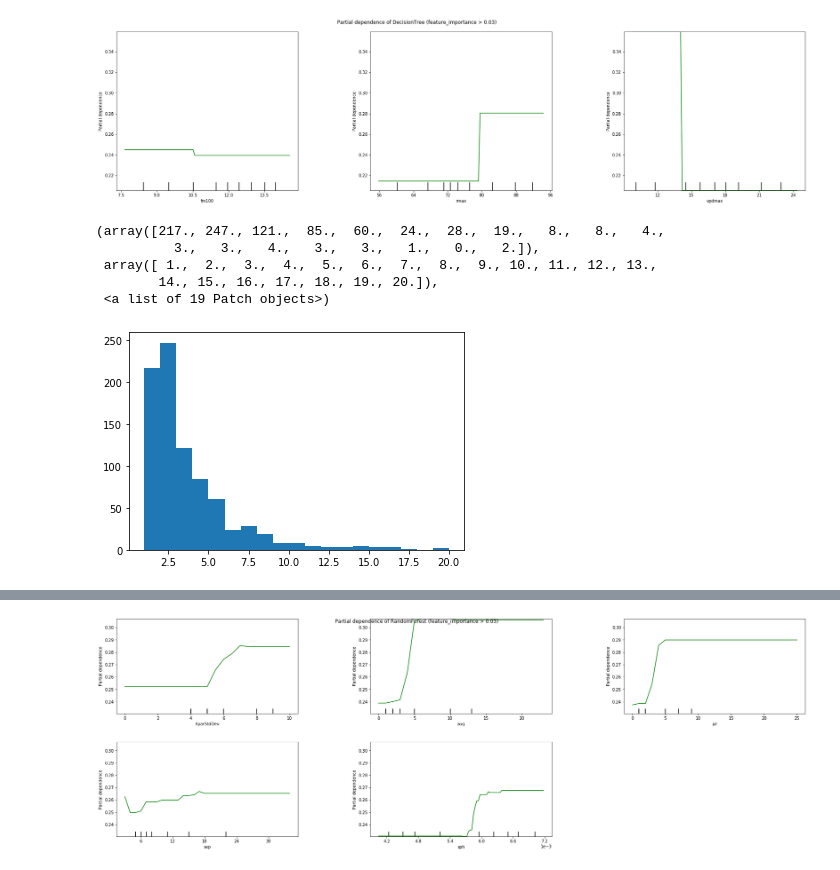
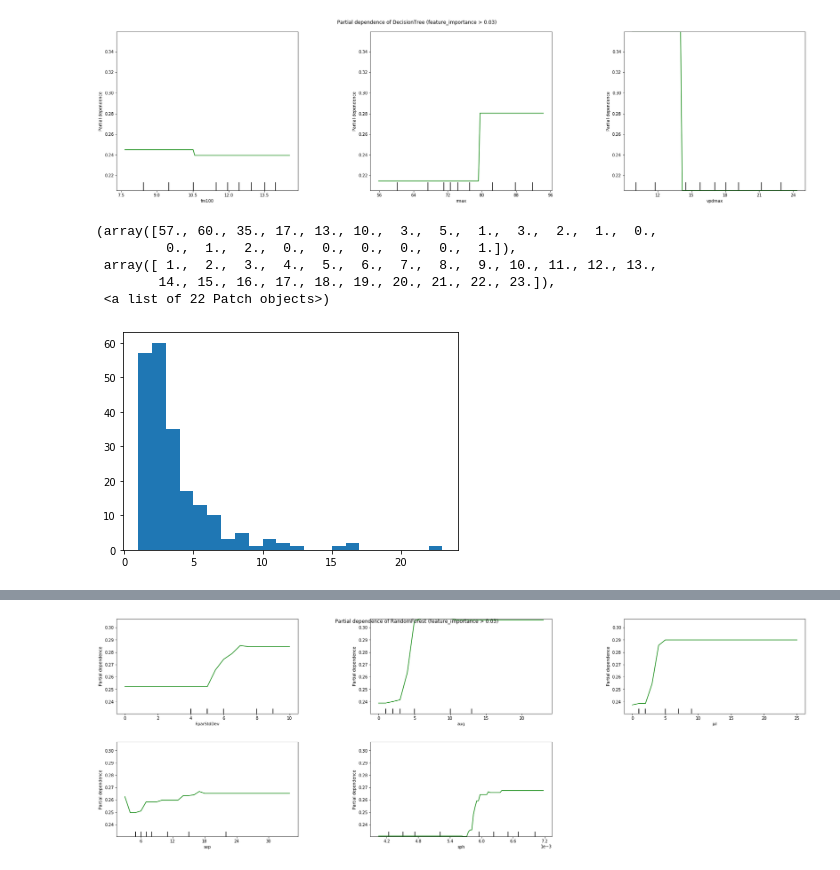
Before and after one commit to Davidloku1234567/CS221Project, a Jupyter notebook: fancierClassifier/Classification Bundle.ipynb, the cells around one changed output, grey strips where cells are left out. Cells and saved outputs as stored; diff of their text form; code cells hidden in the pictures.

```diff
--- a/fancierClassifier/Classification Bundle.ipynb
+++ b/fancierClassifier/Classification Bundle.ipynb
@@ -342,11 +356,13 @@ plt.subplots_adjust(top=1.5, right=4)
 # %% [output]
 [figure]
 # %%
-plt.hist(y_train_fire, bins=np.arange(min(y_train_fire), max(y_train_fire)+1), align='mid')
+#plt.hist(y_train_fire, bins=np.arange(min(y_train_fire), max(y_train_fire)+1), align='mid')
+#plt.hist(y_pred_fire_risk, bins=np.arange(min(y_pred_fire_risk), max(y_pred_fire_risk)+1), align='mid')
+plt.hist(y_test_fire, bins=np.arange(min(y_test_fire), max(y_test_fire)+1), align='mid')
 # %% [output]
-(array([217., 247., 121.,  85.,  60.,  24.,  28.,  19.,   8.,   8.,   4.,
-          3.,   3.,   4.,   3.,   3.,   1.,   0.,   2.]),
+(array([57., 60., 35., 17., 13., 10.,  3.,  5.,  1.,  3.,  2.,  1.,  0.,
+         0.,  1.,  2.,  0.,  0.,  0.,  0.,  0.,  1.]),
  array([ 1.,  2.,  3.,  4.,  5.,  6.,  7.,  8.,  9., 10., 11., 12., 13.,
-        14., 15., 16., 17., 18., 19., 20.]),
- <a list of 19 Patch objects>)
+        14., 15., 16., 17., 18., 19., 20., 21., 22., 23.]),
+ <a list of 22 Patch objects>)
-[figure, old version]
+[figure, new version]
```
Also changed, not shown: parts of 9 cells of this notebook.
